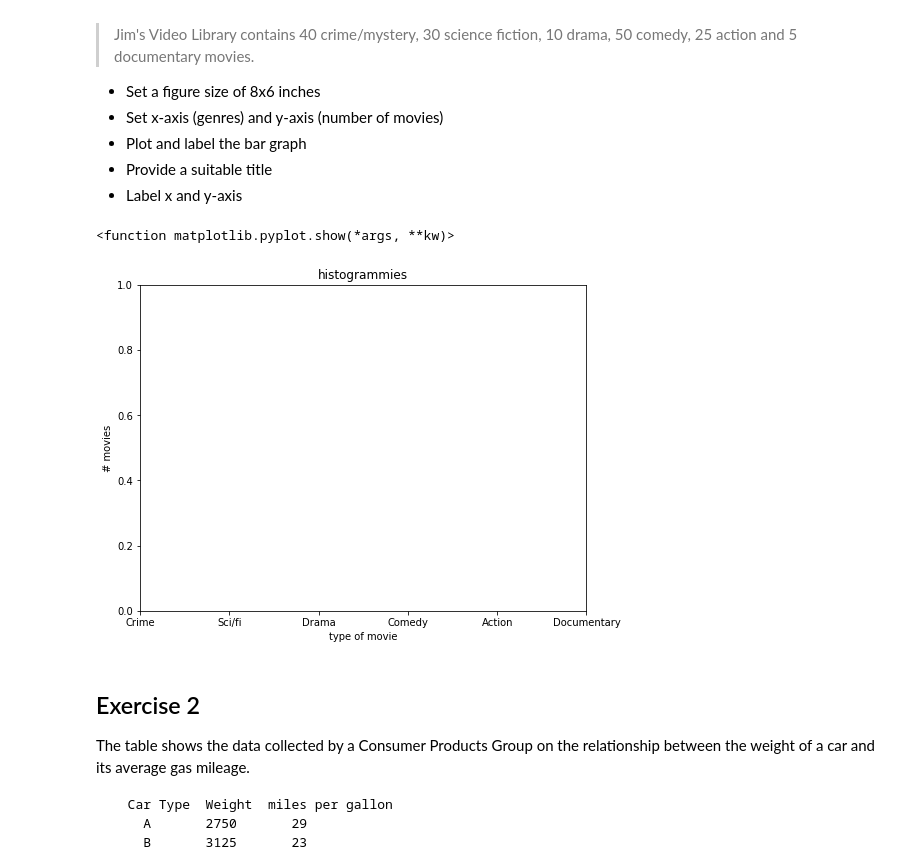
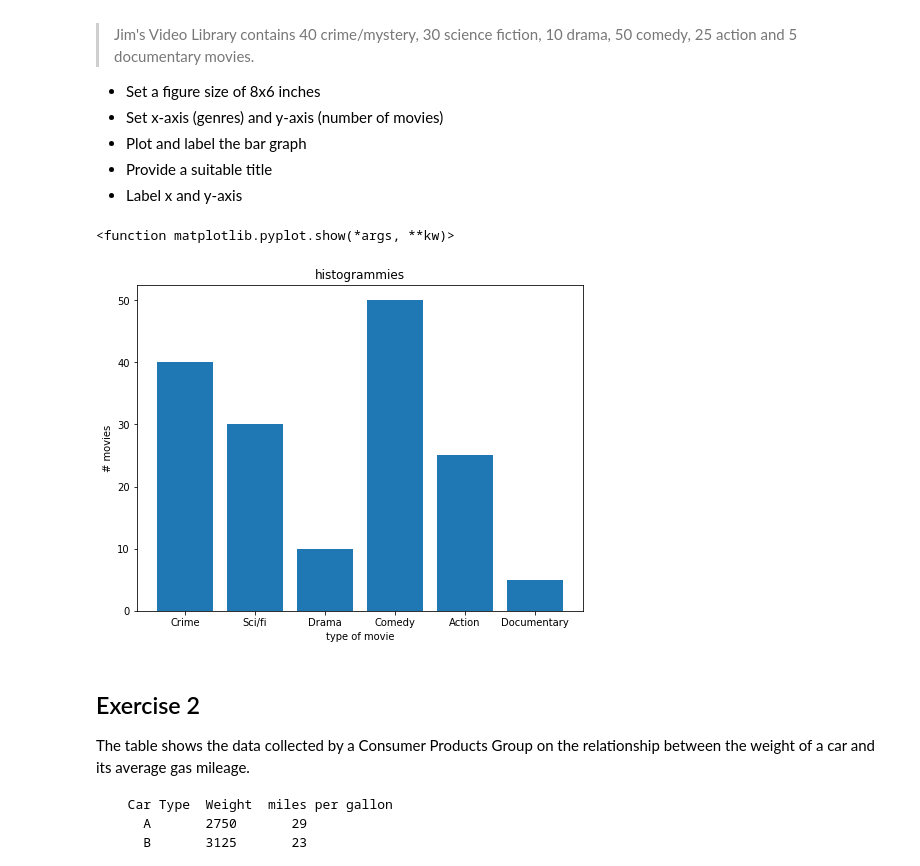
Before and after one commit to ravaxis/dsc-data-viz-lab-nyc-ds-082619, a Jupyter notebook: index.ipynb, the cells around one changed output. Drawn from its saved outputs; the diff is of its cells as text; code cells hidden in the pictures.

```diff
--- a/index.ipynb
+++ b/index.ipynb
@@ -23,29 +23,30 @@ Make a vertical bar graph using `plt.bar()` for the following set of data:
 # %%
 # import the required libraries
 import numpy as np
 import matplotlib.pyplot as plt
 
 y = [40,30,10,50,25,5]
 labels = ['Crime', 'Sci/fi', 'Drama', 'Comedy', 'Action', 'Documentary' ]
 
 x = np.arange(len(y))
 
 plt.figure(figsize=(8,6))
+plt.bar(x, y)
 
 plt.title('histogrammies')
 plt.ylabel('# movies')
 plt.xlabel('type of movie')
 plt.xticks(x, labels)
 plt.show
 
 # Plot vertical bars of fixed width by passing x and y values to .bar() function
 
 # Give a title to the bar graph
 
 # Output the final plot
 # %% [output]
 <function matplotlib.pyplot.show(*args, **kw)>
-[figure, old version]
+[figure, new version]
 # %% [markdown]
 ## Exercise 2
 
```
